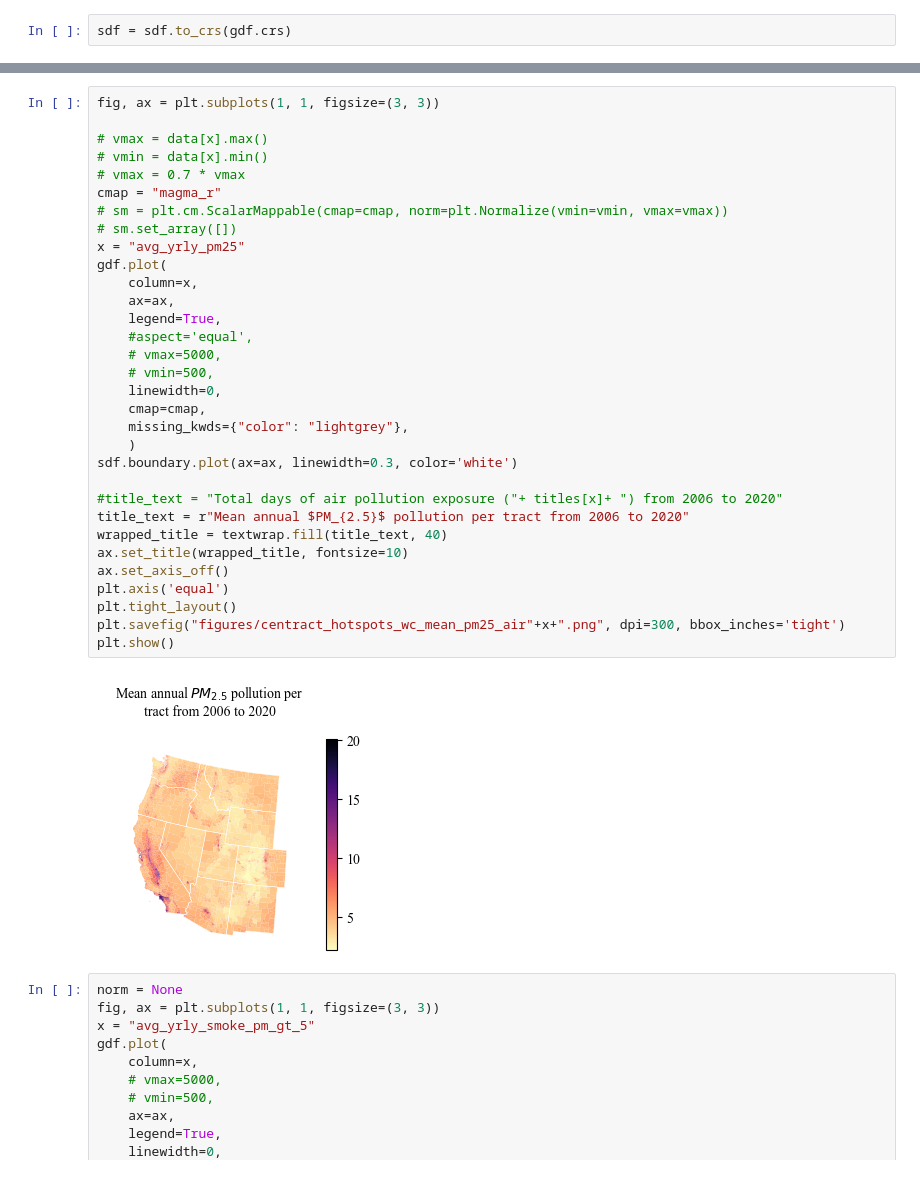
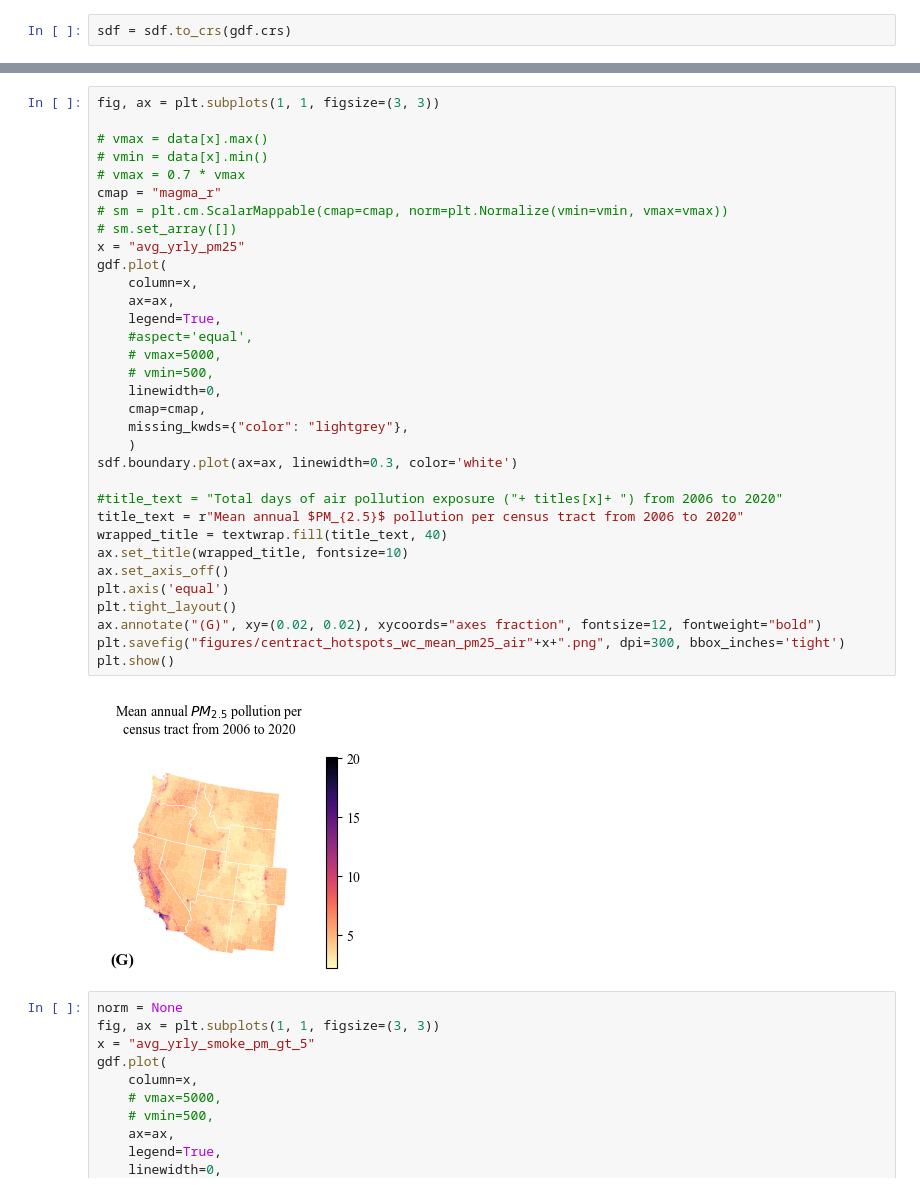
Before and after one commit to atrisovic/wildfire-monitors, a Jupyter notebook: plots.ipynb, the cells around one changed output, grey strips where cells are left out. Cells and saved outputs as stored; diff of their text form.

Commit message:
separate plots

```diff
--- a/plots.ipynb
+++ b/plots.ipynb
@@ -117,35 +119,36 @@ fig, ax = plt.subplots(1, 1, figsize=(3, 3))
 
 # vmax = data[x].max()
 # vmin = data[x].min()
 # vmax = 0.7 * vmax
 cmap = "magma_r"
 # sm = plt.cm.ScalarMappable(cmap=cmap, norm=plt.Normalize(vmin=vmin, vmax=vmax))
 # sm.set_array([])
 x = "avg_yrly_pm25"
 gdf.plot(
     column=x,
     ax=ax,
     legend=True,
     #aspect='equal',
     # vmax=5000,
     # vmin=500,
     linewidth=0,
     cmap=cmap,
     missing_kwds={"color": "lightgrey"},
     )
 sdf.boundary.plot(ax=ax, linewidth=0.3, color='white')
 
 #title_text = "Total days of air pollution exposure ("+ titles[x]+ ") from 2006 to 2020"
-title_text = r"Mean annual $PM_{2.5}$ pollution per tract from 2006 to 2020"
+title_text = r"Mean annual $PM_{2.5}$ pollution per census tract from 2006 to 2020"
 wrapped_title = textwrap.fill(title_text, 40)
 ax.set_title(wrapped_title, fontsize=10)
 ax.set_axis_off()
 plt.axis('equal')
 plt.tight_layout()
+ax.annotate("(G)", xy=(0.02, 0.02), xycoords="axes fraction", fontsize=12, fontweight="bold")
 plt.savefig("figures/centract_hotspots_wc_mean_pm25_air"+x+".png", dpi=300, bbox_inches='tight')
 plt.show()
 # %% [output]
-[figure, old version]
+[figure, new version]
 # %%
 norm = None
 fig, ax = plt.subplots(1, 1, figsize=(3, 3))
```
Also changed, not shown: parts of 2 cells of this notebook.
